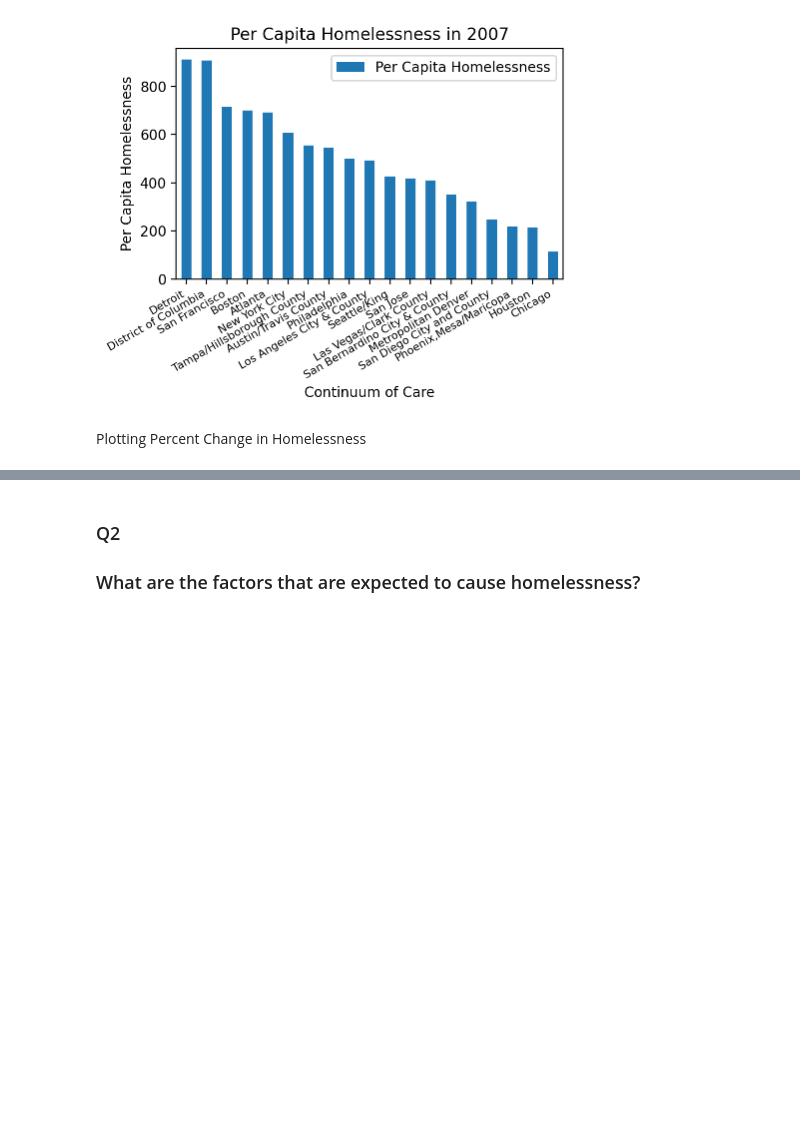
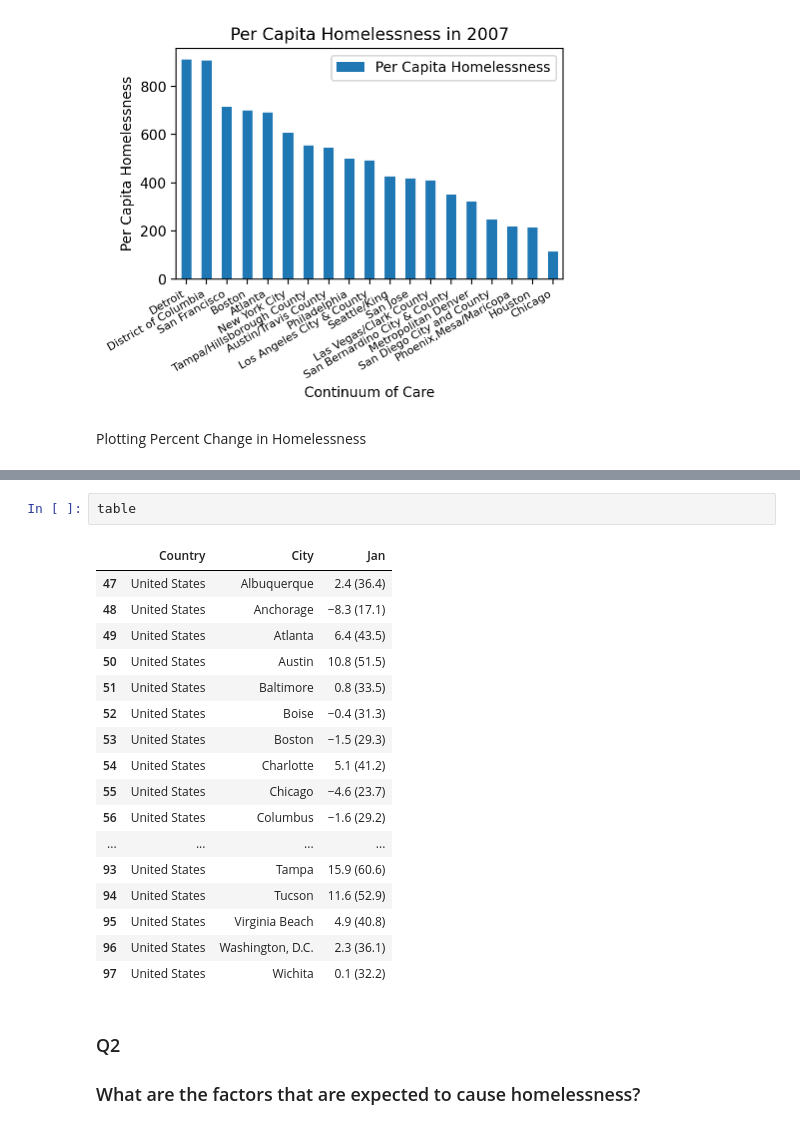
Before and after one commit to heath3rq/Python_Homelessness-Causal-Inference-Analysis, a Jupyter notebook: 30_results/eda.ipynb, the cells around one changed output, grey strips where cells are left out. Cells and saved outputs as stored; diff of their text form; blank space fills up the shorter version.

```diff
--- a/30_results/eda.ipynb
+++ b/30_results/eda.ipynb
@@ -172,3 +218,23 @@ plt.xticks(rotation=30, ha="right", size=8)
+# %%
+table
+# %% [output]
+|  | Country | City | Jan |
+| 47 | United States | Albuquerque | 2.4 (36.4) |
+| 48 | United States | Anchorage | −8.3 (17.1) |
+| 49 | United States | Atlanta | 6.4 (43.5) |
+| 50 | United States | Austin | 10.8 (51.5) |
+| 51 | United States | Baltimore | 0.8 (33.5) |
+| 52 | United States | Boise | −0.4 (31.3) |
+| 53 | United States | Boston | −1.5 (29.3) |
+| 54 | United States | Charlotte | 5.1 (41.2) |
+| 55 | United States | Chicago | −4.6 (23.7) |
+| 56 | United States | Columbus | −1.6 (29.2) |
+| ... | ... | ... | ... |
+| 93 | United States | Tampa | 15.9 (60.6) |
+| 94 | United States | Tucson | 11.6 (52.9) |
+| 95 | United States | Virginia Beach | 4.9 (40.8) |
+| 96 | United States | Washington, D.C. | 2.3 (36.1) |
+| 97 | United States | Wichita | 0.1 (32.2) |
 # %% [markdown]
 ### Q2
 
```
Also changed, not shown: parts of 8 cells of this notebook.
